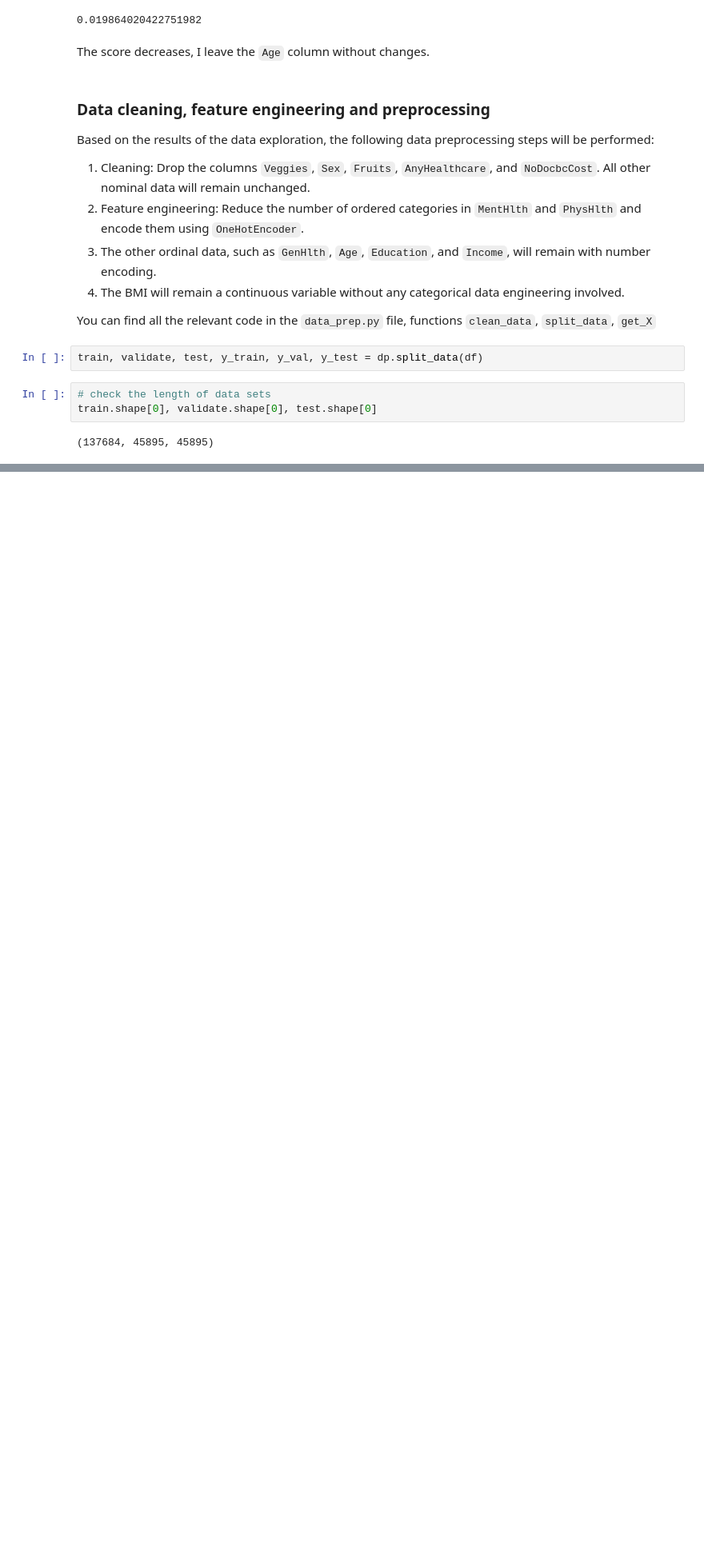
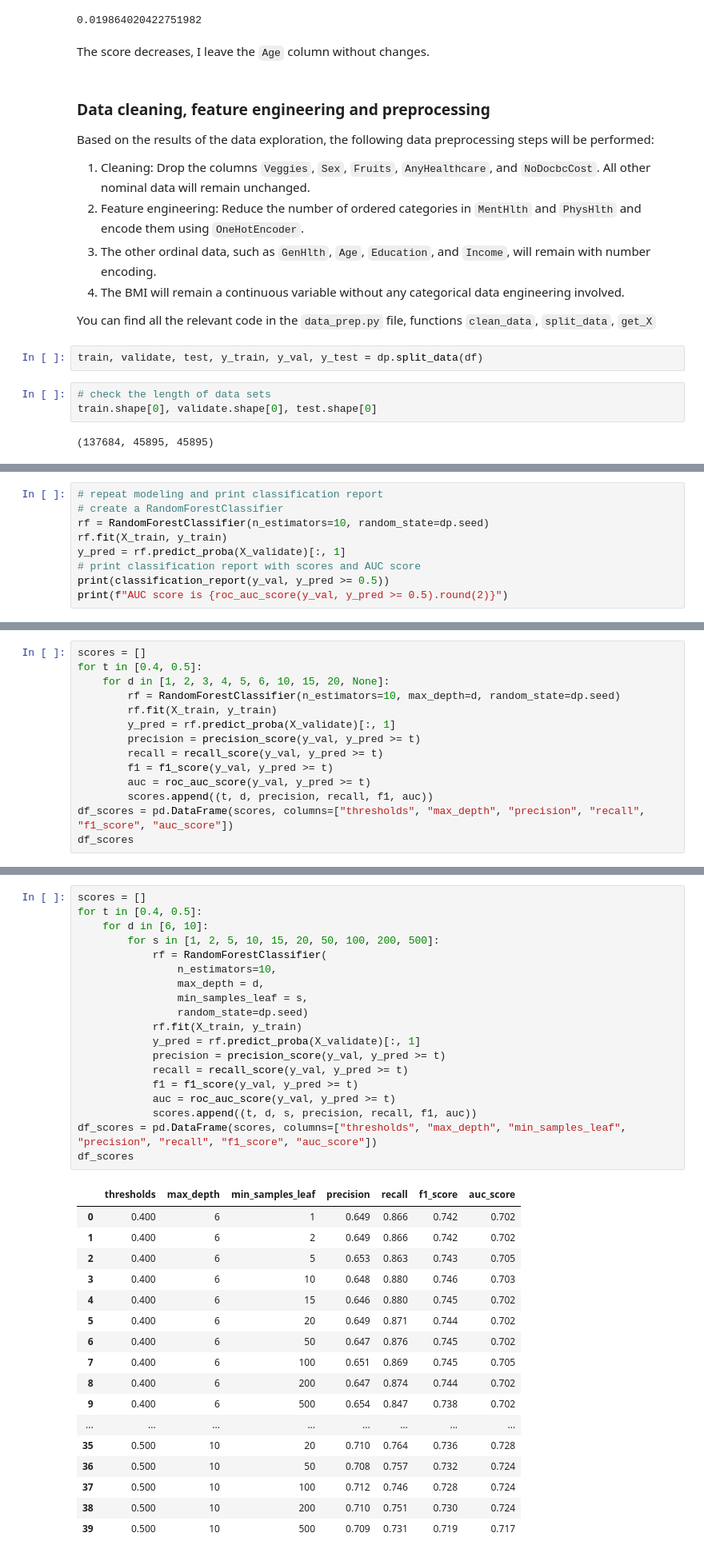
Before and after one commit to nadia-paz/cdc_diabetes, a Jupyter notebook: notebook.ipynb, the cells around one changed output, grey strips where cells are left out. Shown: that part at 80% size. Drawn from its saved outputs; the diff is of its cells as text; blank space fills up the shorter version.

Commit message:
start modeling

```diff
--- a/notebook.ipynb
+++ b/notebook.ipynb
@@ -342,0 +516,9 @@ Random model AUC score:   0.49
+# %%
+# repeat modeling and print classification report
+# create a RandomForestClassifier
+rf = RandomForestClassifier(n_estimators=10, random_state=dp.seed)
+rf.fit(X_train, y_train)
+y_pred = rf.predict_proba(X_validate)[:, 1]
+# print classification report with scores and AUC score
+print(classification_report(y_val, y_pred >= 0.5))
+print(f"AUC score is {roc_auc_score(y_val, y_pred >= 0.5).round(2)}")
@@ -342,0 +574,14 @@ Random model AUC score:   0.49
+# %%
+scores = []
+for t in [0.4, 0.5]:
+    for d in [1, 2, 3, 4, 5, 6, 10, 15, 20, None]:
+        rf = RandomForestClassifier(n_estimators=10, max_depth=d, random_state=dp.seed)
+        rf.fit(X_train, y_train)
+        y_pred = rf.predict_proba(X_validate)[:, 1]
+        precision = precision_score(y_val, y_pred >= t)
+        recall = recall_score(y_val, y_pred >= t)
+        f1 = f1_score(y_val, y_pred >= t)
+        auc = roc_auc_score(y_val, y_pred >= t)
+        scores.append((t, d, precision, recall, f1, auc))
+df_scores = pd.DataFrame(scores, columns=["thresholds", "max_depth", "precision", "recall", "f1_score", "auc_score"])
+df_scores
@@ -342,0 +610,37 @@ Random model AUC score:   0.49
+# %%
+scores = []
+for t in [0.4, 0.5]:
+    for d in [6, 10]:
+        for s in [1, 2, 5, 10, 15, 20, 50, 100, 200, 500]:
+            rf = RandomForestClassifier(
+                n_estimators=10,
+                max_depth = d,
+                min_samples_leaf = s,
+                random_state=dp.seed)
+            rf.fit(X_train, y_train)
+            y_pred = rf.predict_proba(X_validate)[:, 1]
+            precision = precision_score(y_val, y_pred >= t)
+            recall = recall_score(y_val, y_pred >= t)
+            f1 = f1_score(y_val, y_pred >= t)
+            auc = roc_auc_score(y_val, y_pred >= t)
+            scores.append((t, d, s, precision, recall, f1, auc))
+df_scores = pd.DataFrame(scores, columns=["thresholds", "max_depth", "min_samples_leaf", "precision", "recall", "f1_score", "auc_score"])
+df_scores
+# %% [output]
+|  | thresholds | max_depth | min_samples_leaf | precision | recall | f1_score | auc_score |
+| 0 | 0.400 | 6 | 1 | 0.649 | 0.866 | 0.742 | 0.702 |
+| 1 | 0.400 | 6 | 2 | 0.649 | 0.866 | 0.742 | 0.702 |
+| 2 | 0.400 | 6 | 5 | 0.653 | 0.863 | 0.743 | 0.705 |
+| 3 | 0.400 | 6 | 10 | 0.648 | 0.880 | 0.746 | 0.703 |
+| 4 | 0.400 | 6 | 15 | 0.646 | 0.880 | 0.745 | 0.702 |
+| 5 | 0.400 | 6 | 20 | 0.649 | 0.871 | 0.744 | 0.702 |
+| 6 | 0.400 | 6 | 50 | 0.647 | 0.876 | 0.745 | 0.702 |
+| 7 | 0.400 | 6 | 100 | 0.651 | 0.869 | 0.745 | 0.705 |
+| 8 | 0.400 | 6 | 200 | 0.647 | 0.874 | 0.744 | 0.702 |
+| 9 | 0.400 | 6 | 500 | 0.654 | 0.847 | 0.738 | 0.702 |
+| ... | ... | ... | ... | ... | ... | ... | ... |
+| 35 | 0.500 | 10 | 20 | 0.710 | 0.764 | 0.736 | 0.728 |
+| 36 | 0.500 | 10 | 50 | 0.708 | 0.757 | 0.732 | 0.724 |
+| 37 | 0.500 | 10 | 100 | 0.712 | 0.746 | 0.728 | 0.724 |
+| 38 | 0.500 | 10 | 200 | 0.710 | 0.751 | 0.730 | 0.724 |
+| 39 | 0.500 | 10 | 500 | 0.709 | 0.731 | 0.719 | 0.717 |
```
Also changed, not shown: parts of 31 cells of this notebook.
